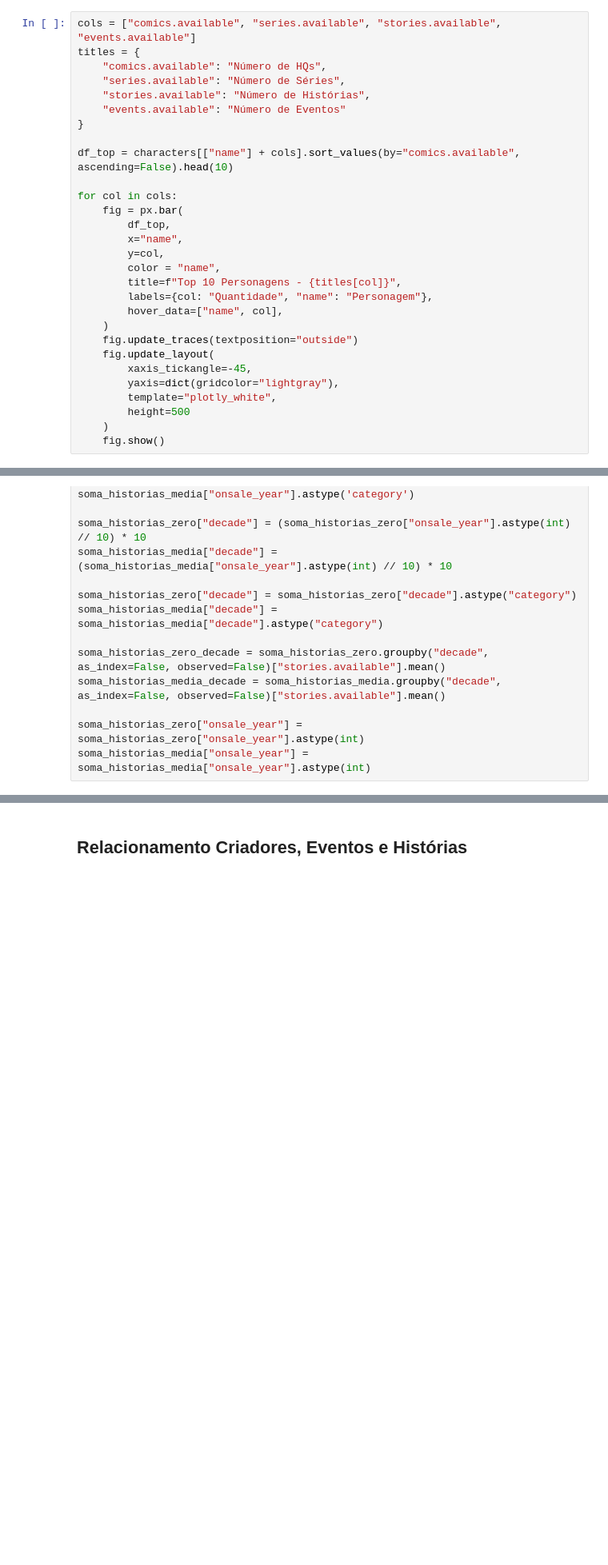
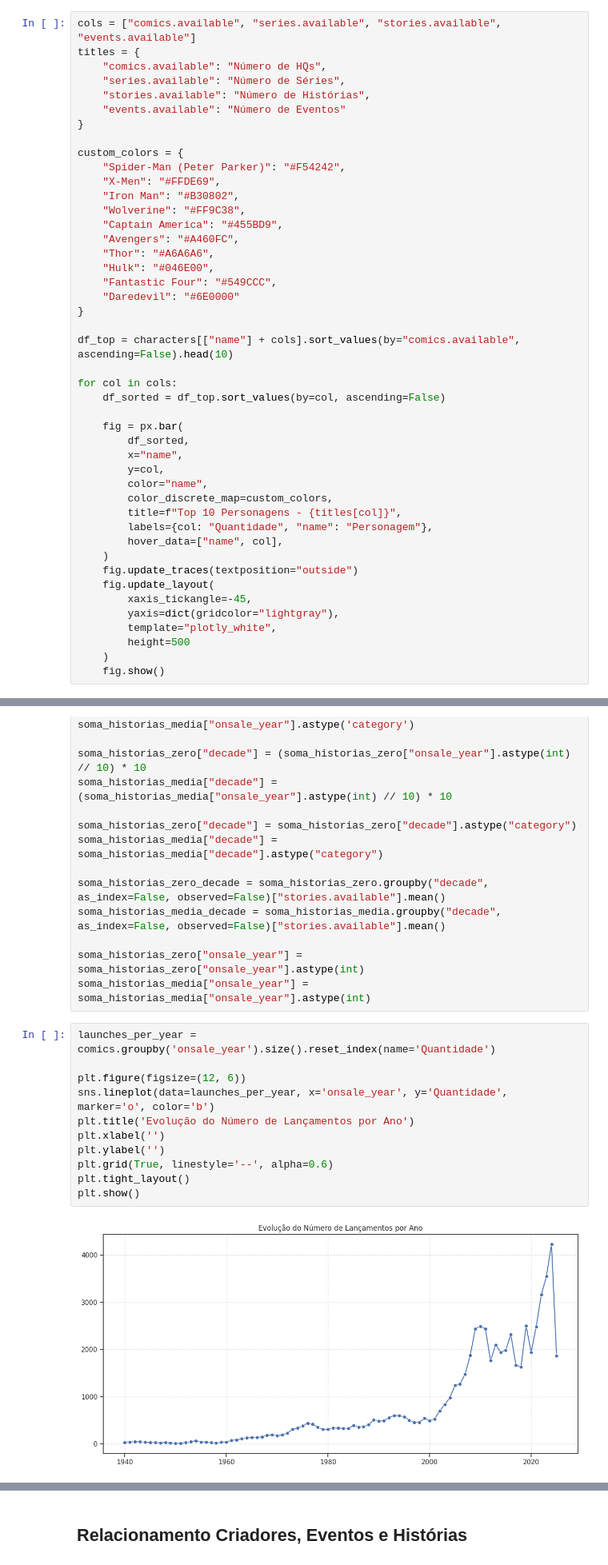
Before and after one commit to thamyrissacamoto/MarvelAPI, a Jupyter notebook: AnalisandoInsights.ipynb, the cells around one changed output, grey strips where cells are left out. Shown at 80% size. Cells and saved outputs as stored; diff of their text form; blank space fills up the shorter version.

```diff
--- a/AnalisandoInsights.ipynb
+++ b/AnalisandoInsights.ipynb
@@ -179,14 +194,30 @@ titles = {
     "events.available": "Número de Eventos"
 }
 
+custom_colors = {
+    "Spider-Man (Peter Parker)": "#F54242",
+    "X-Men": "#FFDE69",
+    "Iron Man": "#B30802",
+    "Wolverine": "#FF9C38",
+    "Captain America": "#455BD9",
+    "Avengers": "#A460FC",
+    "Thor": "#A6A6A6",
+    "Hulk": "#046E00",
+    "Fantastic Four": "#549CCC",
+    "Daredevil": "#6E0000"
+}
+
 df_top = characters[["name"] + cols].sort_values(by="comics.available", ascending=False).head(10)
 
 for col in cols:
+    df_sorted = df_top.sort_values(by=col, ascending=False)
+
     fig = px.bar(
-        df_top,
+        df_sorted,
         x="name",
         y=col,
-        color = "name",
+        color="name",
+        color_discrete_map=custom_colors,
         title=f"Top 10 Personagens - {titles[col]}",
         labels={col: "Quantidade", "name": "Personagem"},
         hover_data=["name", col],
@@ -267,6 +298,19 @@ soma_historias_media_decade = soma_historias_media.groupby("decade", as_index=Fa
 
 soma_historias_zero["onsale_year"] = soma_historias_zero["onsale_year"].astype(int)
 soma_historias_media["onsale_year"] = soma_historias_media["onsale_year"].astype(int)
+# %%
+launches_per_year = comics.groupby('onsale_year').size().reset_index(name='Quantidade')
+
+plt.figure(figsize=(12, 6))
+sns.lineplot(data=launches_per_year, x='onsale_year', y='Quantidade', marker='o', color='b')
+plt.title('Evolução do Número de Lançamentos por Ano')
+plt.xlabel('')
+plt.ylabel('')
+plt.grid(True, linestyle='--', alpha=0.6)
+plt.tight_layout()
+plt.show()
+# %% [output]
+[figure, added]
 # %%
 fig, axes = plt.subplots(1, 2, figsize=(14, 6))
 
```
Also changed, not shown: parts of 23 cells of this notebook.
